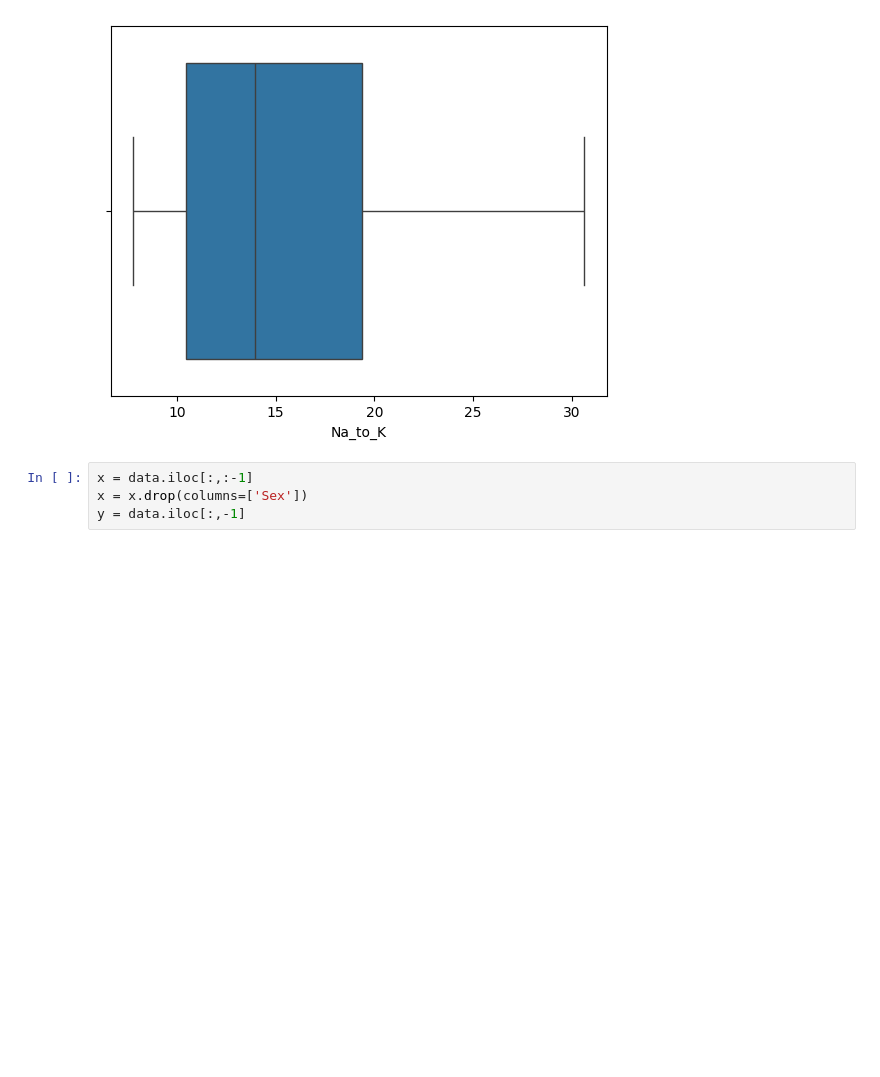
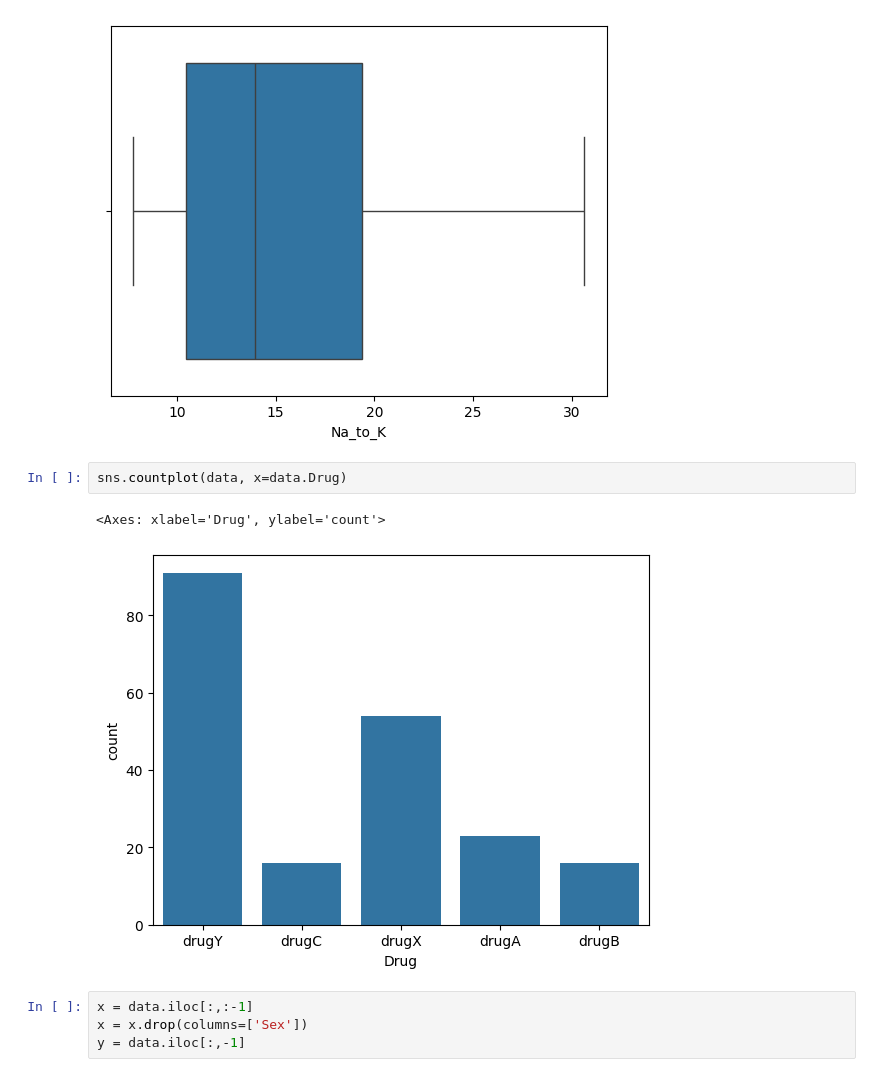
Before and after one commit to sevugamoorthi/bigdatahandson, a Jupyter notebook: drugs_prediction/Training/decision_tree_classifier.ipynb, the cells around one changed output. Drawn from its saved outputs; the diff is of its cells as text; blank space fills up the shorter version.

```diff
--- a/drugs_prediction/Training/decision_tree_classifier.ipynb
+++ b/drugs_prediction/Training/decision_tree_classifier.ipynb
@@ -83,6 +83,11 @@ sns.boxplot(data,x=data.Na_to_K)
 # %% [output]
 <Axes: xlabel='Na_to_K'>
 [figure]
+# %%
+sns.countplot(data, x=data.Drug)
+# %% [output]
+<Axes: xlabel='Drug', ylabel='count'>
+[figure, added]
 # %%
 x = data.iloc[:,:-1]
 x = x.drop(columns=['Sex'])
```
